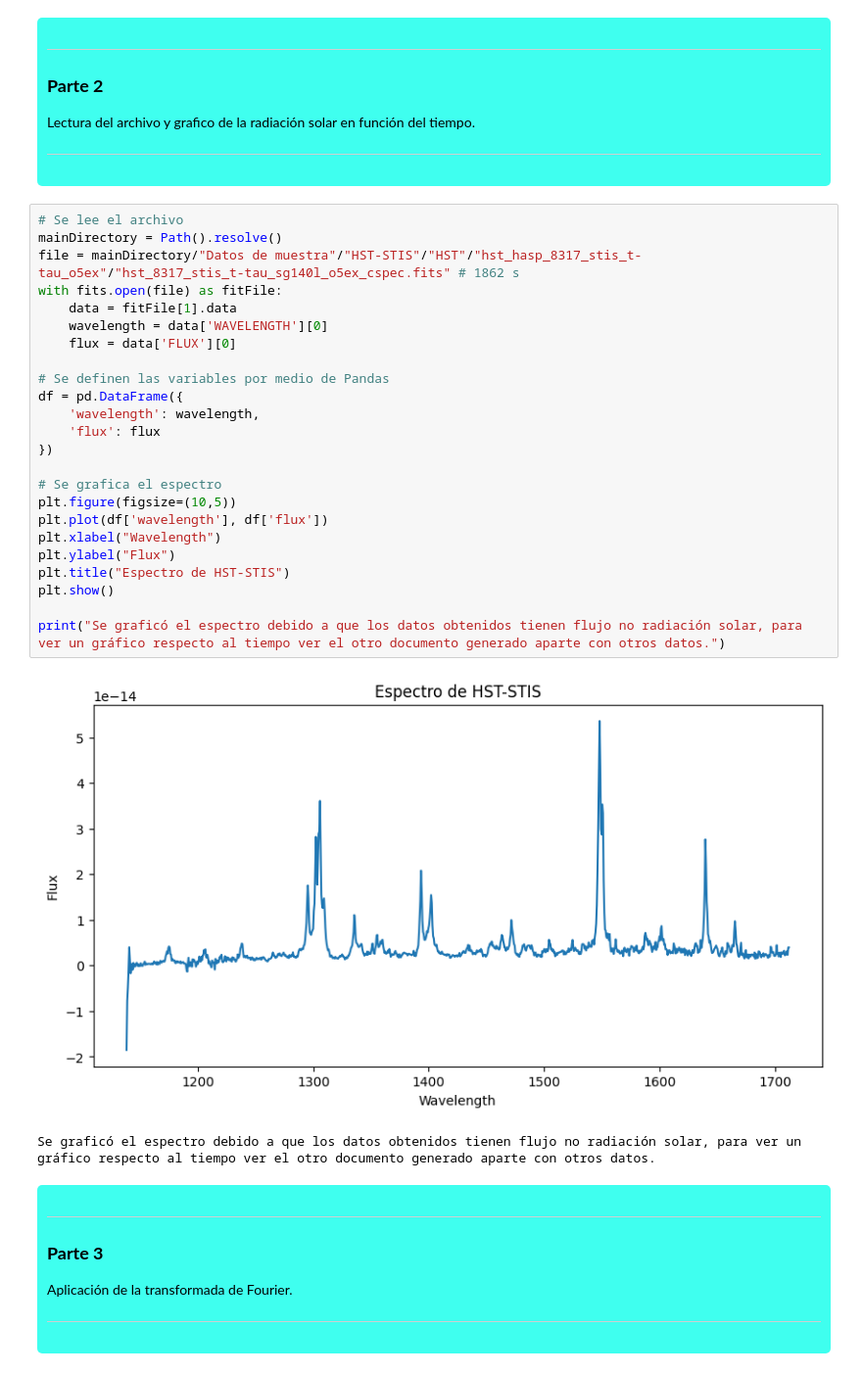
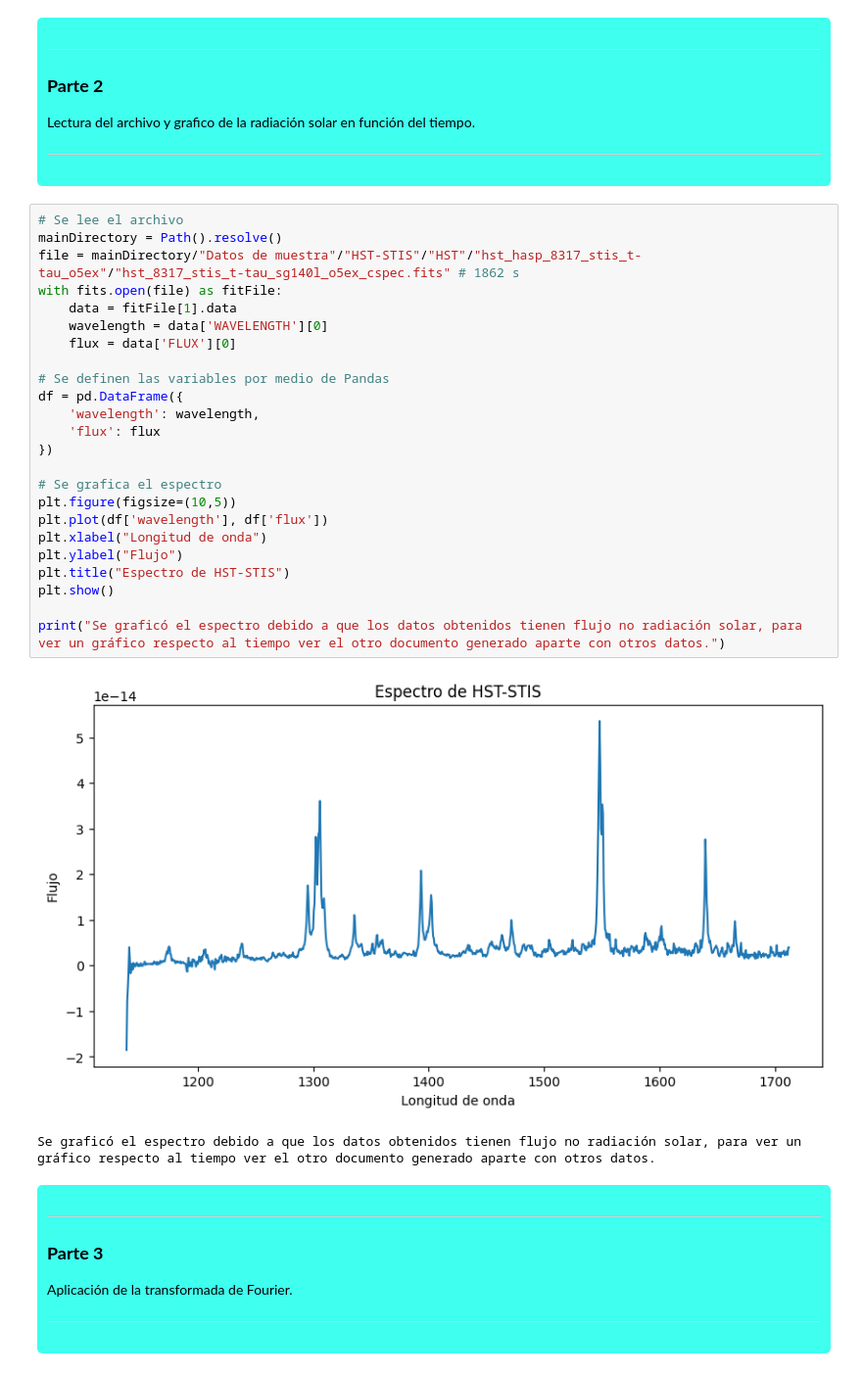
Before and after one commit to B-Namor/AtmosphericCharacterizationUsingFourierAnalisis, a Jupyter notebook: Proyecto.ipynb, the cells around one changed output. Shown at 98% size. Saved outputs shown, nothing was run; the diff lists cells and outputs as text.

```diff
--- a/Proyecto.ipynb
+++ b/Proyecto.ipynb
@@ -40,29 +41,29 @@ Lectura del archivo y grafico de la radiación solar en función del tiempo.
 # %%
 # Se lee el archivo
 mainDirectory = Path().resolve()
 file = mainDirectory/"Datos de muestra"/"HST-STIS"/"HST"/"hst_hasp_8317_stis_t-tau_o5ex"/"hst_8317_stis_t-tau_sg140l_o5ex_cspec.fits" # 1862 s
 with fits.open(file) as fitFile:
     data = fitFile[1].data
     wavelength = data['WAVELENGTH'][0]
     flux = data['FLUX'][0]
 
 # Se definen las variables por medio de Pandas
 df = pd.DataFrame({
     'wavelength': wavelength,
     'flux': flux
 })
 
 # Se grafica el espectro
 plt.figure(figsize=(10,5))
 plt.plot(df['wavelength'], df['flux'])
-plt.xlabel("Wavelength")
-plt.ylabel("Flux")
+plt.xlabel("Longitud de onda")
+plt.ylabel("Flujo")
 plt.title("Espectro de HST-STIS")
 plt.show()
 
 print("Se graficó el espectro debido a que los datos obtenidos tienen flujo no radiación solar, para ver un gráfico respecto al tiempo ver el otro documento generado aparte con otros datos.")
 # %% [output]
-[figure, old version]
+[figure, new version]
 Se graficó el espectro debido a que los datos obtenidos tienen flujo no radiación solar, para ver un gráfico respecto al tiempo ver el otro documento generado aparte con otros datos.
 # %% [markdown]
 <div style="background-color: #00ffeac0; color: black; padding: 10px; border-radius: 5px; max-width: 98%;">
```
Also changed, not shown: parts of 5 cells of this notebook, 1 other file.
